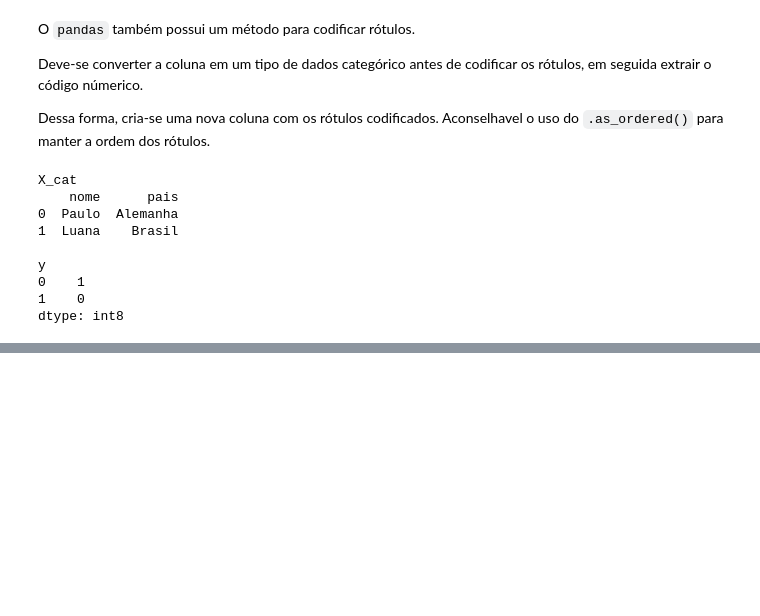
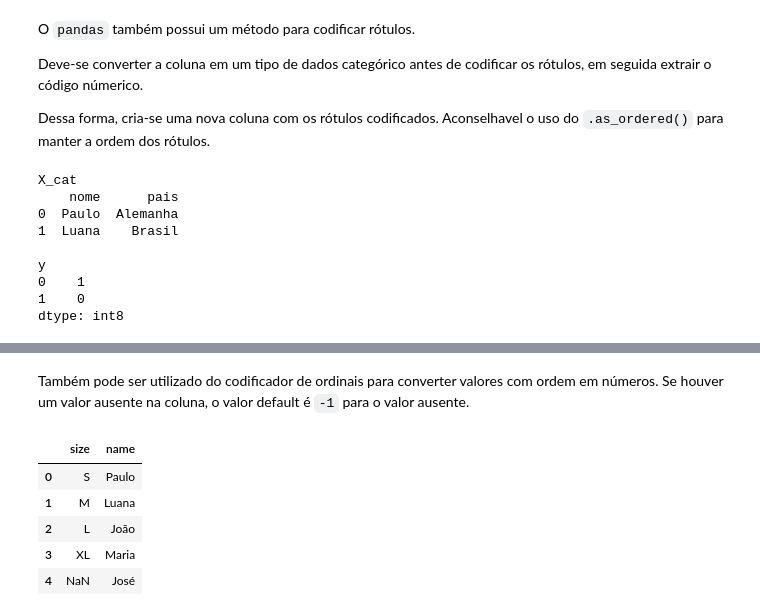
Before and after one commit to pcmoraesmenezes/Inteligencia-Artificial, a Jupyter notebook: Livros/Machine Learning - Guia de Referência Rápida/codigos/capitulo7.ipynb, the cells around one changed output, grey strips where cells are left out. Cells and saved outputs as stored; diff of their text form; code cells hidden in the pictures; blank space fills up the shorter version.

```diff
--- a/Livros/Machine Learning - Guia de Referência Rápida/codigos/capitulo7.ipynb
+++ b/Livros/Machine Learning - Guia de Referência Rápida/codigos/capitulo7.ipynb
@@ -210,0 +325,17 @@ dtype: int8
+# %% [markdown]
+Também pode ser utilizado do codificador de ordinais para converter valores com ordem em números. Se houver um valor ausente na coluna, o valor default é `-1` para o valor ausente.
+# %%
+size_df = pd.DataFrame(
+    {
+        "size": ["S", "M", "L", "XL", np.nan],
+        "name": ["Paulo", "Luana", "João", "Maria", "José"],
+    }
+)
+size_df
+# %% [output]
+|  | size | name |
+| 0 | S | Paulo |
+| 1 | M | Luana |
+| 2 | L | João |
+| 3 | XL | Maria |
+| 4 | NaN | José |
```
Also changed, not shown: parts of 33 cells of this notebook.
